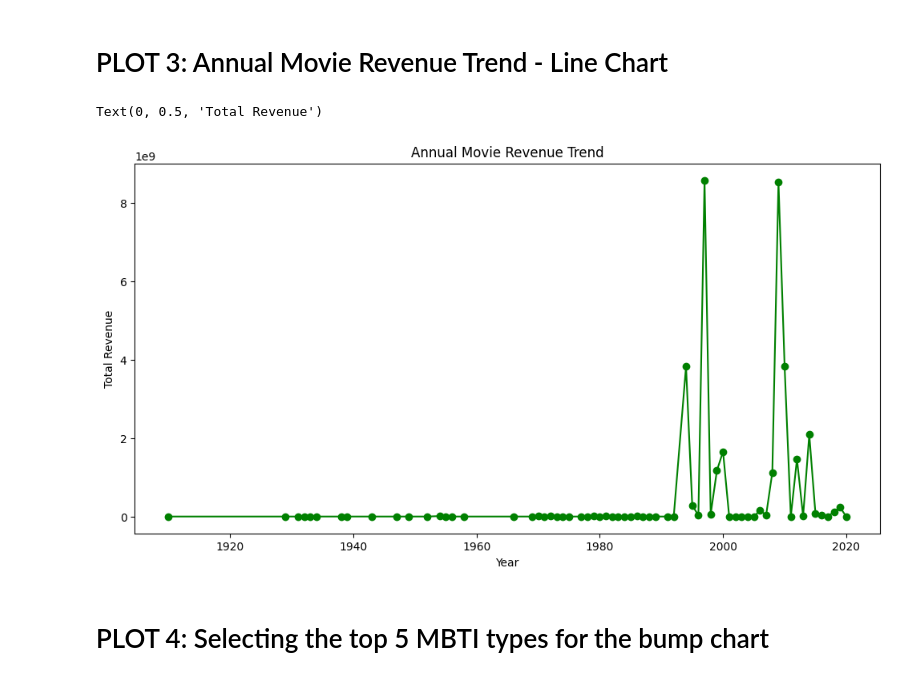
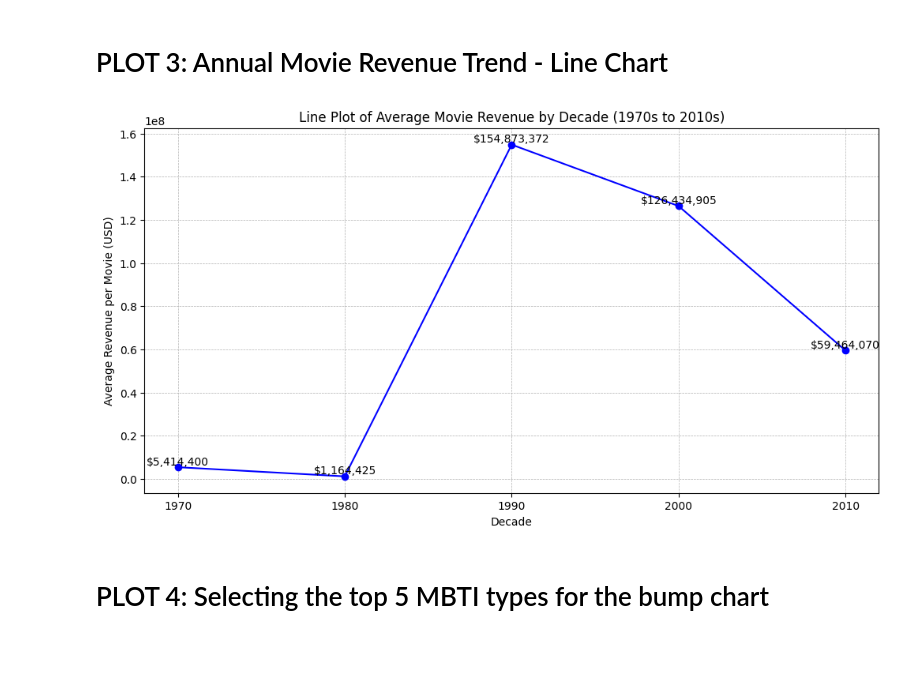
Before and after one commit to Xiaotong1120/Exploratory-Data-Analysis-on-Movie-Characters-MBTI-Personality-Types-, a Jupyter notebook: Time-series_EDA.ipynb, the cells around one changed output. Saved outputs shown, nothing was run; the diff lists cells and outputs as text; code cells hidden in the pictures; blank space fills up the shorter version.

```diff
--- a/Time-series_EDA.ipynb
+++ b/Time-series_EDA.ipynb
@@ -80,22 +76,36 @@ plt.show()
 [figure]
 # %% [markdown]
 # PLOT 3: Annual Movie Revenue Trend - Line Chart
-# %%
-# Coded by Sai Nandini. Reviewed, tested and corrected by Daniel, Yitian, and Xiatong
-
-# MBTI Distribution Over Years - Count Plot
-mbti_trend = df['mbti'].groupby(df['release_year']).value_counts().unstack(fill_value=0)
-
-
-# Plot 1: Annual Movie Revenue Trend - Line Chart
-revenue_trend = df.groupby('release_year')['revenue'].sum()
-fig, ax1 = plt.subplots(figsize=(12, 6))
-revenue_trend.plot(kind='line', color='green', marker='o', ax=ax1)
-ax1.set_title('Annual Movie Revenue Trend')
-ax1.set_xlabel('Year')
-ax1.set_ylabel('Total Revenue')
-# %% [output]
-Text(0, 0.5, 'Total Revenue')
-[figure, removed]
+# %%
+# Coded by Sai Nandini. Reviewed, tested and corrected by Daniel, Yitian, and Xiatong
+# Create a new column 'decade' that groups the 'release_year' into decades
+df['decade'] = (df['release_year'] // 10) * 10
+
+# Filter the data to include only the years from 1970 to 2010
+df_filtered = df[(df['decade'] >= 1970) & (df['decade'] <= 2010)]
+
+# Calculate the average revenue per movie for each decade
+average_revenue_per_movie_decade = df_filtered.groupby('decade')['revenue'].mean()
+
+# Replace NaN or infinite values with zero
+average_revenue_per_movie_decade.replace([np.inf, -np.inf], np.nan, inplace=True)
+average_revenue_per_movie_decade.fillna(0, inplace=True)
+
+# Plotting the line plot
+plt.figure(figsize=(12, 6))
+plt.plot(average_revenue_per_movie_decade.index, average_revenue_per_movie_decade.values, marker='o', color='b', linestyle='-')
+
+# Annotate each point with its value
+for x, y in zip(average_revenue_per_movie_decade.index, average_revenue_per_movie_decade.values):
+    plt.text(x, y, f'${y:,.0f}', ha='center', va='bottom')
+
+plt.title('Line Plot of Average Movie Revenue by Decade (1970s to 2010s)')
+plt.xlabel('Decade')
+plt.ylabel('Average Revenue per Movie (USD)')
+plt.xticks(average_revenue_per_movie_decade.index)
+plt.grid(True, which='both', linestyle='--', linewidth=0.5)
+plt.show()
+# %% [output]
+[figure, added]
 # %% [markdown]
 # PLOT 4: Selecting the top 5 MBTI types for the bump chart
```
Also changed, not shown: parts of 10 cells of this notebook.
